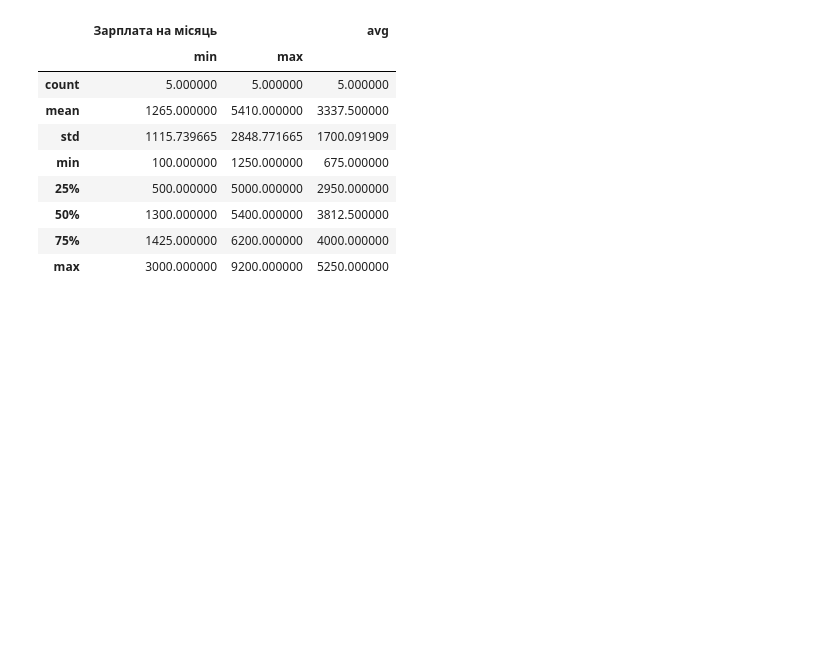
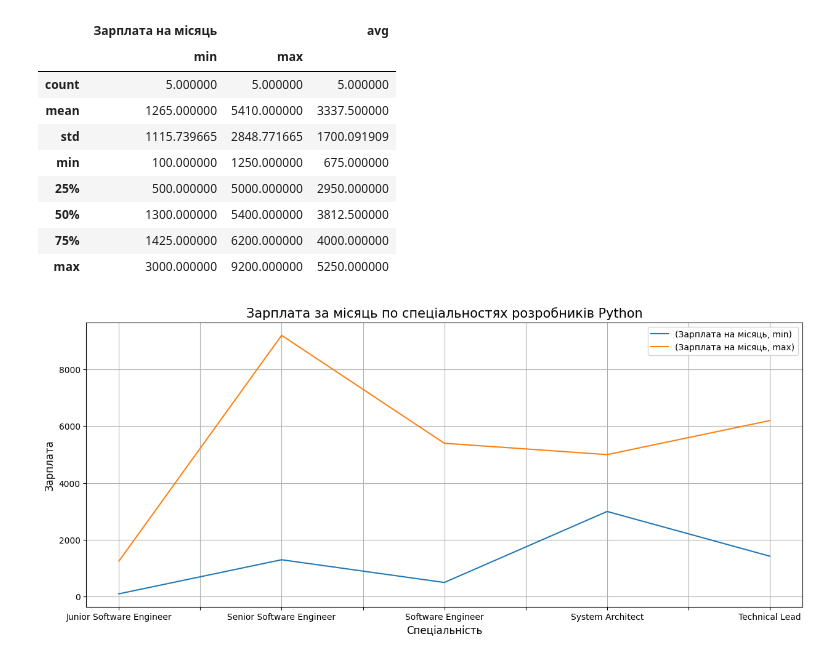
Before and after one commit to oleksandr-study/Data-Science, a Jupyter notebook: Homework2/homework-2b.ipynb, the cells around one changed output. Drawn from its saved outputs; the diff is of its cells as text; code cells hidden in the pictures; blank space fills up the shorter version.

```diff
--- a/Homework2/homework-2b.ipynb
+++ b/Homework2/homework-2b.ipynb
@@ -198,3 +198,13 @@ min_max_python_data.describe()
 # %%
 # Збережіть отриману таблицю в CSV файл
 min_max_python_data.to_csv("salary_average.csv",sep=';', index=False, encoding='cp1251')
+# %%
+min_max_python_data.drop(columns='avg').plot(figsize=(15,6))
+plt.xlabel("Спеціальність", fontsize="large", color="black")
+plt.ylabel("Зарплата", fontsize="large", color="black")
+plt.title("Зарплата за місяць по спеціальностях розробників Python", fontsize=15)
+plt.legend()
+plt.grid()
+plt.show()
+# %% [output]
+[figure, added]
```
Also changed, not shown: parts of 2 cells of this notebook, 3 other files.
